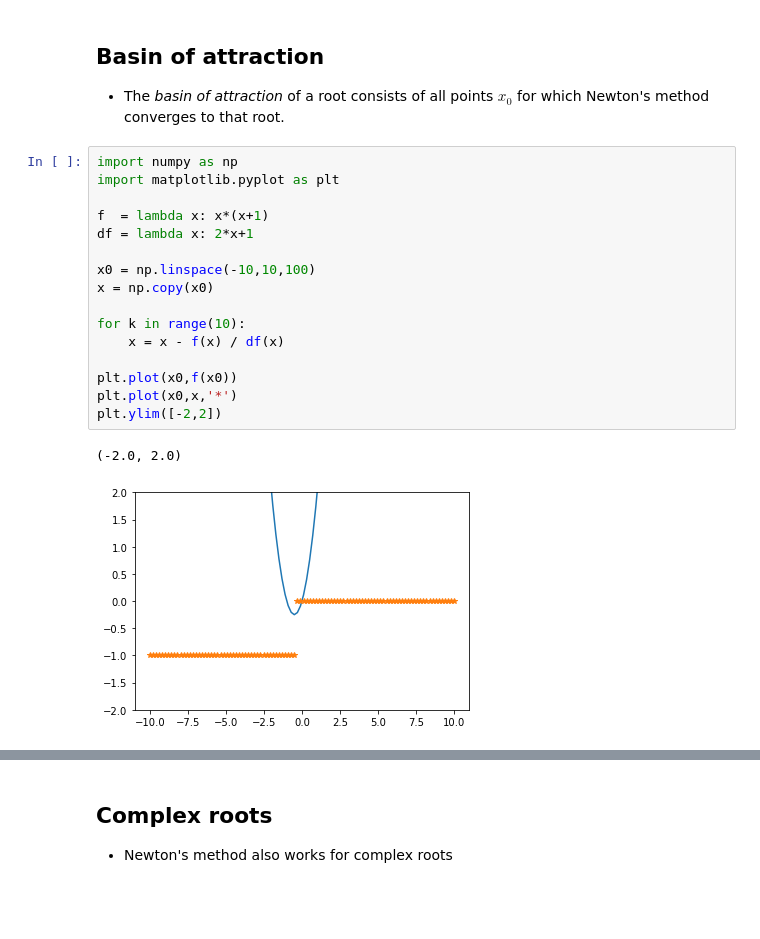
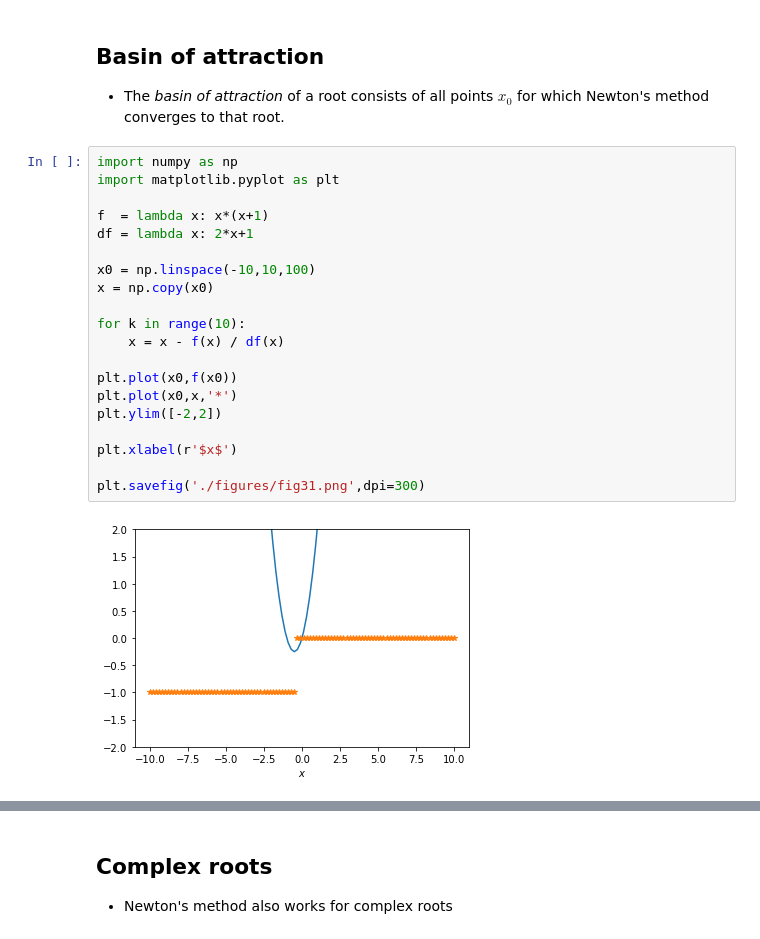
Before and after one commit to TristanvanLeeuwen/WISM100_Robotics, a Jupyter notebook: lectures/lecture1.ipynb, the cells around one changed output, grey strips where cells are left out. Cells and saved outputs as stored; diff of their text form; blank space fills up the shorter version.

```diff
--- a/lectures/lecture1.ipynb
+++ b/lectures/lecture1.ipynb
@@ -199,19 +199,22 @@ root  = 0.00
 # %%
 import numpy as np
 import matplotlib.pyplot as plt
 
 f  = lambda x: x*(x+1)
 df = lambda x: 2*x+1
 
 x0 = np.linspace(-10,10,100)
 x = np.copy(x0)
 
 for k in range(10):
     x = x - f(x) / df(x)
 
 plt.plot(x0,f(x0))
 plt.plot(x0,x,'*')
 plt.ylim([-2,2])
+
+plt.xlabel(r'$x$')
+
+plt.savefig('./figures/fig31.png',dpi=300)
 # %% [output]
-(-2.0, 2.0)
-[figure, old version]
+[figure, new version]
```
Also changed, not shown: parts of 11 cells of this notebook, 5 other files.
